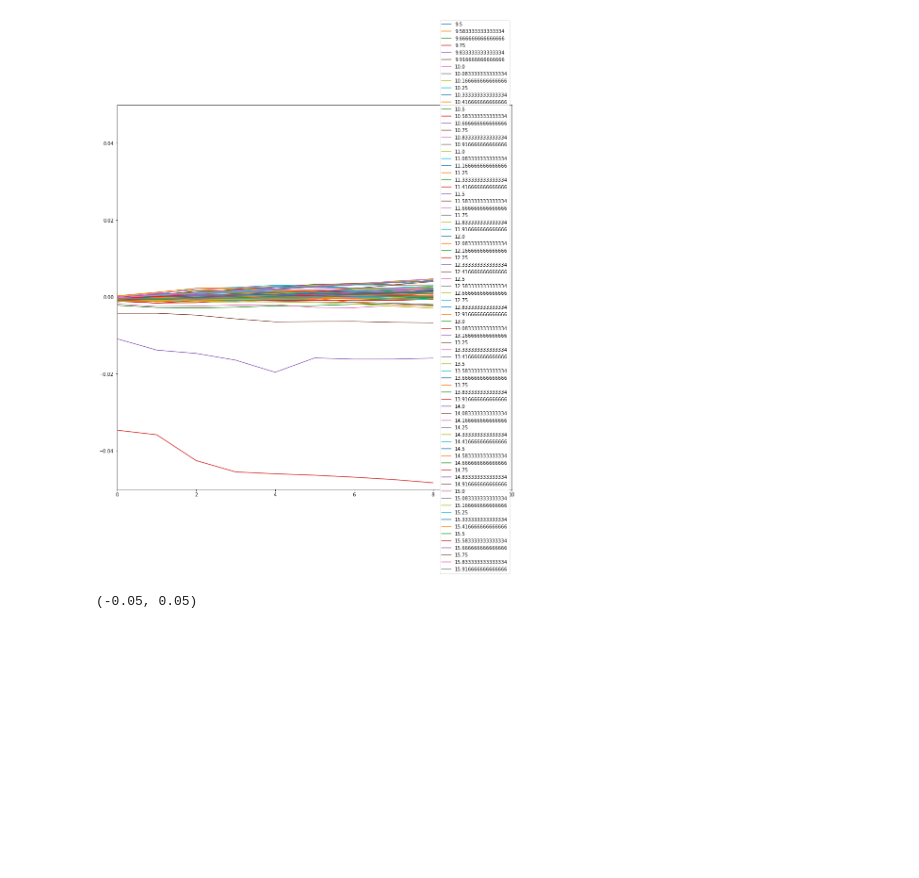
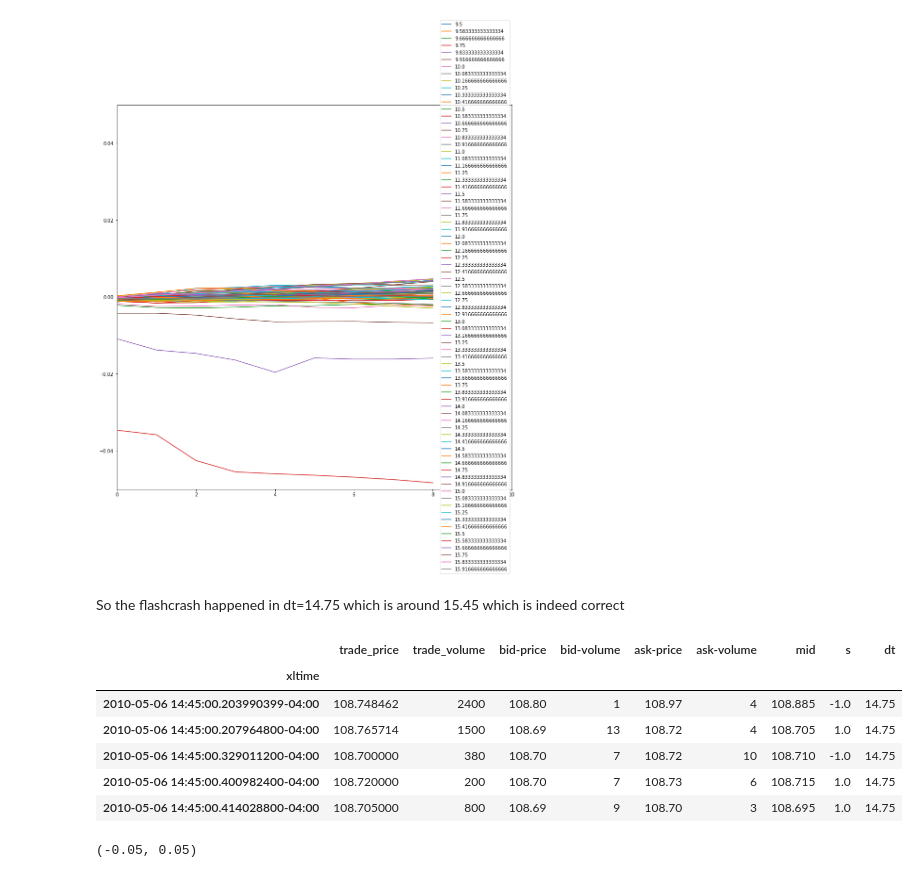
Before and after one commit to majkee15/FIN-525, a Jupyter notebook: src/notebooks/damien_challet/8_flash_crash_response_function_intraday_correlation.ipynb, the cells around one changed output. Saved outputs shown, nothing was run; the diff lists cells and outputs as text; code cells hidden in the pictures; blank space fills up the shorter version.

```diff
--- a/src/notebooks/damien_challet/8_flash_crash_response_function_intraday_correlation.ipynb
+++ b/src/notebooks/damien_challet/8_flash_crash_response_function_intraday_correlation.ipynb
@@ -175,6 +213,18 @@ plt.ylim((-0.05,0.05))
 # %% [output]
 (-0.05, 0.05)
 [figure]
+# %% [markdown]
+So the flashcrash happened in dt=14.75 which is around 15.45 which is indeed correct
+# %%
+events_06[events_06.dt==14.75].head()
+# %% [output]
+|  | trade_price | trade_volume | bid-price | bid-volume | ask-price | ask-volume | mid | s | dt |
+| xltime |  |  |  |  |  |  |  |  |  |
+| 2010-05-06 14:45:00.203990399-04:00 | 108.748462 | 2400 | 108.80 | 1 | 108.97 | 4 | 108.885 | -1.0 | 14.75 |
+| 2010-05-06 14:45:00.207964800-04:00 | 108.765714 | 1500 | 108.69 | 13 | 108.72 | 4 | 108.705 | 1.0 | 14.75 |
+| 2010-05-06 14:45:00.329011200-04:00 | 108.700000 | 380 | 108.70 | 7 | 108.72 | 10 | 108.710 | -1.0 | 14.75 |
+| 2010-05-06 14:45:00.400982400-04:00 | 108.720000 | 200 | 108.70 | 7 | 108.73 | 6 | 108.715 | 1.0 | 14.75 |
+| 2010-05-06 14:45:00.414028800-04:00 | 108.705000 | 800 | 108.69 | 9 | 108.70 | 3 | 108.695 | 1.0 | 14.75 |
 # %%
 coarse_factor=5
 events_05["dt"]=coarse_factor*((events_05.index.hour*60+events_05.index.minute)//coarse_factor)/60                            # chunks of 15 minutes
```
Also changed, not shown: parts of 13 cells of this notebook, 4 other files.
